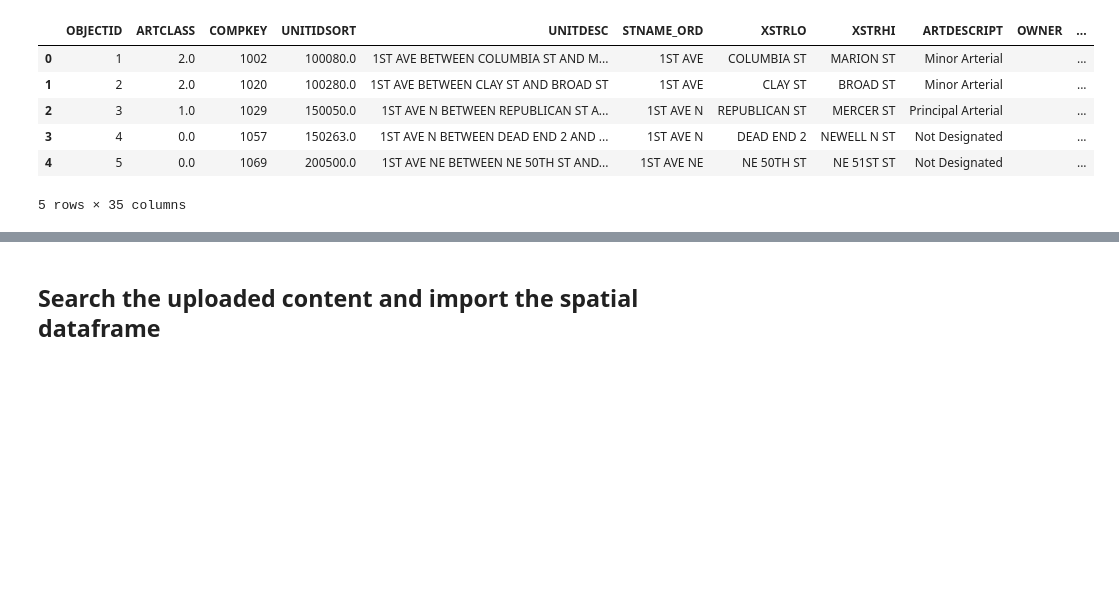
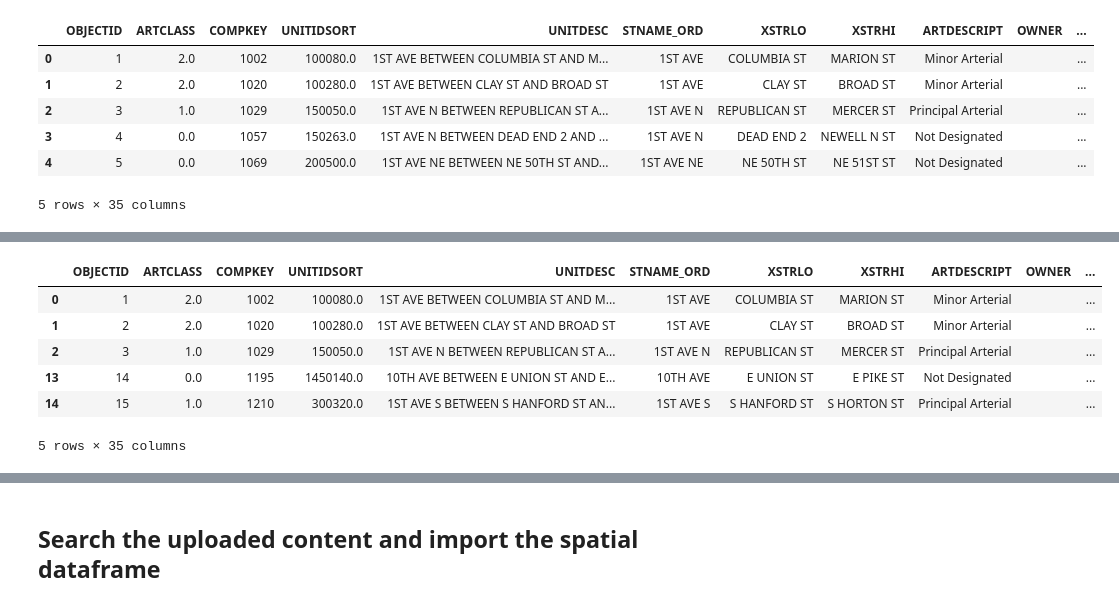
Before and after one commit to deepforce/parkingadvisor, a Jupyter notebook: Arcgis/Annual_Parking_Study_Data_Visualization.ipynb, the cells around one changed output, grey strips where cells are left out. Drawn from its saved outputs; the diff is of its cells as text; code cells hidden in the pictures; blank space fills up the shorter version.

```diff
--- a/Arcgis/Annual_Parking_Study_Data_Visualization.ipynb
+++ b/Arcgis/Annual_Parking_Study_Data_Visualization.ipynb
@@ -205,0 +311,10 @@ Seattle_Streets.head()
+# %%
+street_block_merge_test.head()
+# %% [output]
+|  | OBJECTID | ARTCLASS | COMPKEY | UNITIDSORT | UNITDESC | STNAME_ORD | XSTRLO | XSTRHI | ARTDESCRIPT | OWNER | ... |
+| 0 | 1 | 2.0 | 1002 | 100080.0 | 1ST AVE BETWEEN COLUMBIA ST AND M... | 1ST AVE | COLUMBIA ST | MARION ST | Minor Arterial |  | ... |
+| 1 | 2 | 2.0 | 1020 | 100280.0 | 1ST AVE BETWEEN CLAY ST AND BROAD ST | 1ST AVE | CLAY ST | BROAD ST | Minor Arterial |  | ... |
+| 2 | 3 | 1.0 | 1029 | 150050.0 | 1ST AVE N BETWEEN REPUBLICAN ST A... | 1ST AVE N | REPUBLICAN ST | MERCER ST | Principal Arterial |  | ... |
+| 13 | 14 | 0.0 | 1195 | 1450140.0 | 10TH AVE BETWEEN E UNION ST AND E... | 10TH AVE | E UNION ST | E PIKE ST | Not Designated |  | ... |
+| 14 | 15 | 1.0 | 1210 | 300320.0 | 1ST AVE S BETWEEN S HANFORD ST AN... | 1ST AVE S | S HANFORD ST | S HORTON ST | Principal Arterial |  | ... |
+5 rows × 35 columns
```
Also changed, not shown: parts of 35 cells of this notebook, 11 other files.
